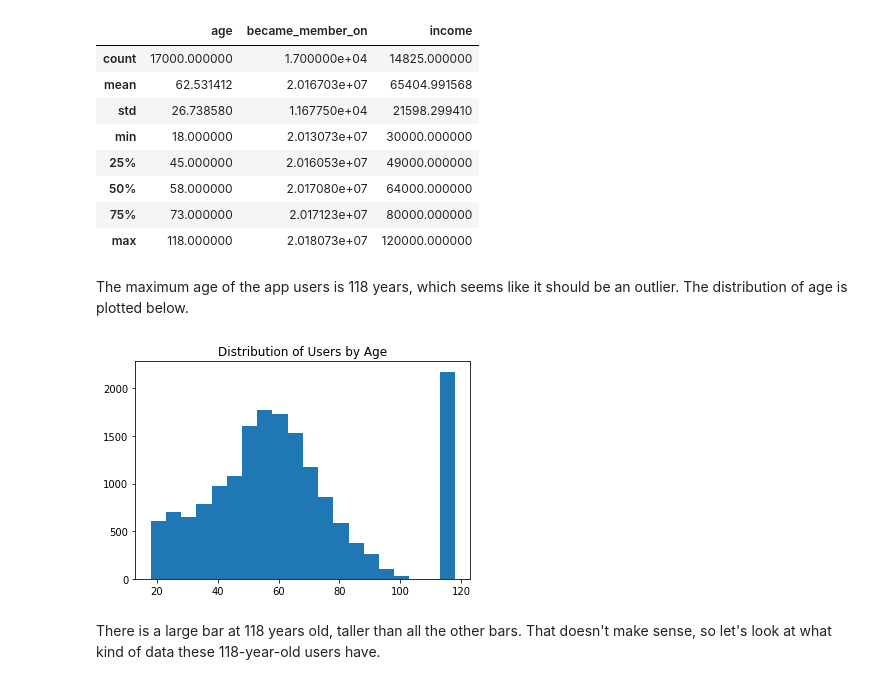
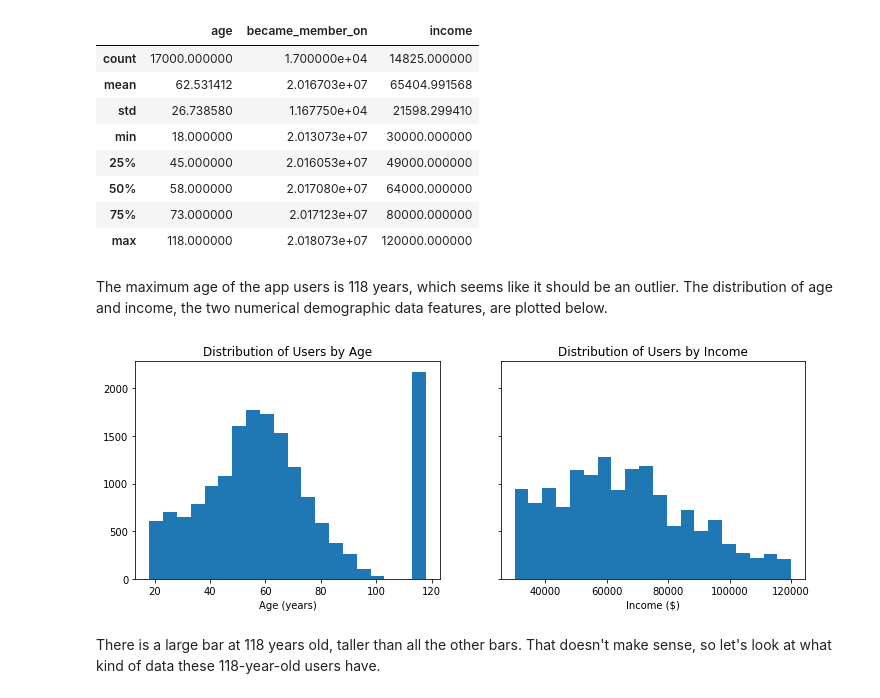
Before and after one commit to kchander92/starbucks-promotional-offers, a Jupyter notebook: Starbucks_Capstone_notebook.ipynb, the cells around one changed output. Cells and saved outputs as stored; diff of their text form; code cells hidden in the pictures.

Commit message:
Added further data analysis, model testing

```diff
--- a/Starbucks_Capstone_notebook.ipynb
+++ b/Starbucks_Capstone_notebook.ipynb
@@ -121,12 +121,19 @@ profile.describe()
 | 75% | 73.000000 | 2.017123e+07 | 80000.000000 |
 | max | 118.000000 | 2.018073e+07 | 120000.000000 |
 # %% [markdown]
-The maximum age of the app users is 118 years, which seems like it should be an outlier. The distribution of age is plotted below.
+The maximum age of the app users is 118 years, which seems like it should be an outlier. The distribution of age and income, the two numerical demographic data features, are plotted below.
-# %%
-plt.hist(profile['age'], bins=20)
-plt.title('Distribution of Users by Age');
-# %% [output]
-[figure, removed]
+# %%
+fig, ax = plt.subplots(1, 2, figsize=(12,4), sharey=True)
+
+ax[0].hist(profile['age'], bins=20)
+ax[0].set_title('Distribution of Users by Age')
+ax[0].set_xlabel('Age (years)');
+
+ax[1].hist(profile['income'].dropna(), bins=20)
+ax[1].set_title('Distribution of Users by Income')
+ax[1].set_xlabel('Income ($)');
+# %% [output]
+[figure, added]
 # %% [markdown]
 There is a large bar at 118 years old, taller than all the other bars. That doesn't make sense, so let's look at what kind of data these 118-year-old users have.
 # %%
```
Also changed, not shown: parts of 20 cells of this notebook.
